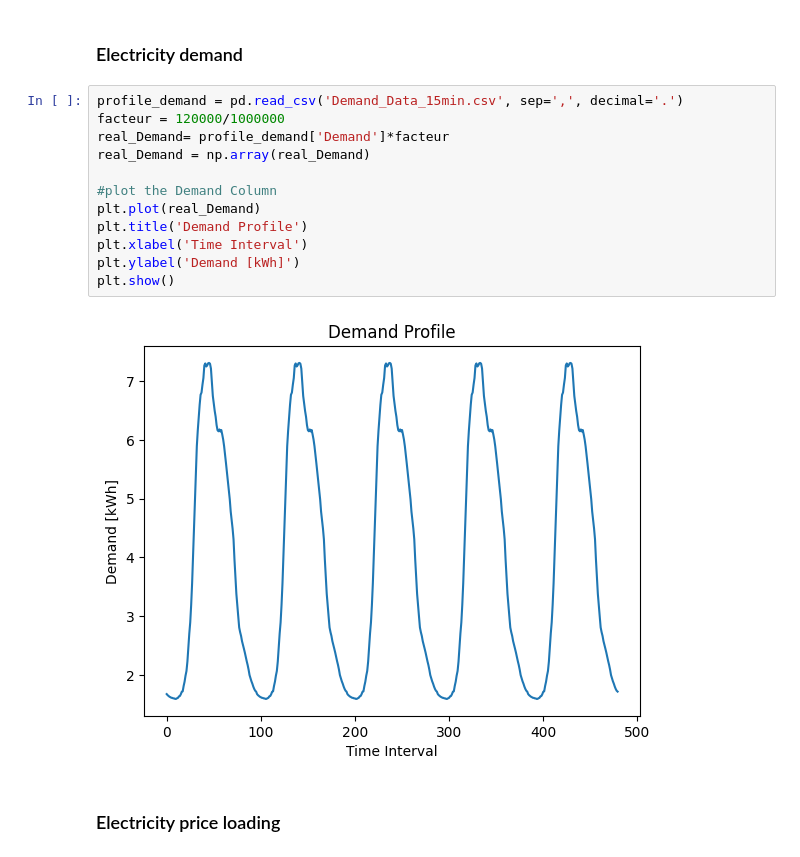
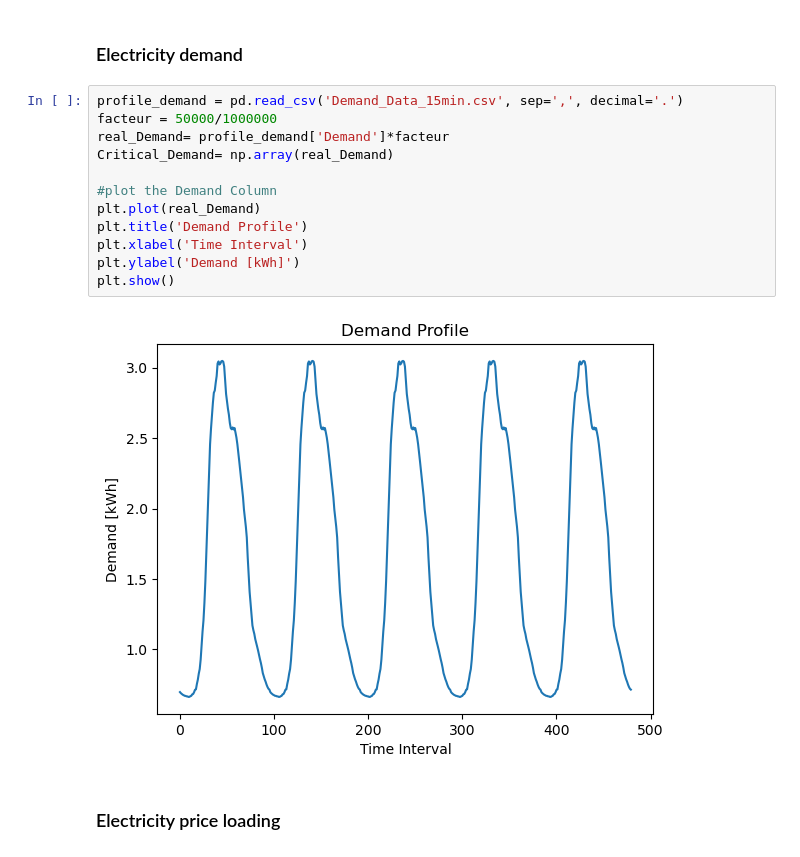
Before and after one commit to mauriacantoine/OptiDemandResponse, a Jupyter notebook: Project.ipynb, the cells around one changed output. Saved outputs shown, nothing was run; the diff lists cells and outputs as text.

Commit message:
added graphs

```diff
--- a/Project.ipynb
+++ b/Project.ipynb
@@ -19,18 +23,18 @@ model = gp.Model("ADR")
 ### Electricity demand
 # %%
 profile_demand = pd.read_csv('Demand_Data_15min.csv', sep=',', decimal='.')
-facteur = 120000/1000000
+facteur = 50000/1000000
 real_Demand= profile_demand['Demand']*facteur
-real_Demand = np.array(real_Demand)
+Critical_Demand= np.array(real_Demand)
 
 #plot the Demand Column
 plt.plot(real_Demand)
 plt.title('Demand Profile')
 plt.xlabel('Time Interval')
 plt.ylabel('Demand [kWh]')
 plt.show()
 # %% [output]
-[figure, old version]
+[figure, new version]
 # %% [markdown]
 ### Electricity price loading
 # %%
```
Also changed, not shown: parts of 10 cells of this notebook, 1 other file.
